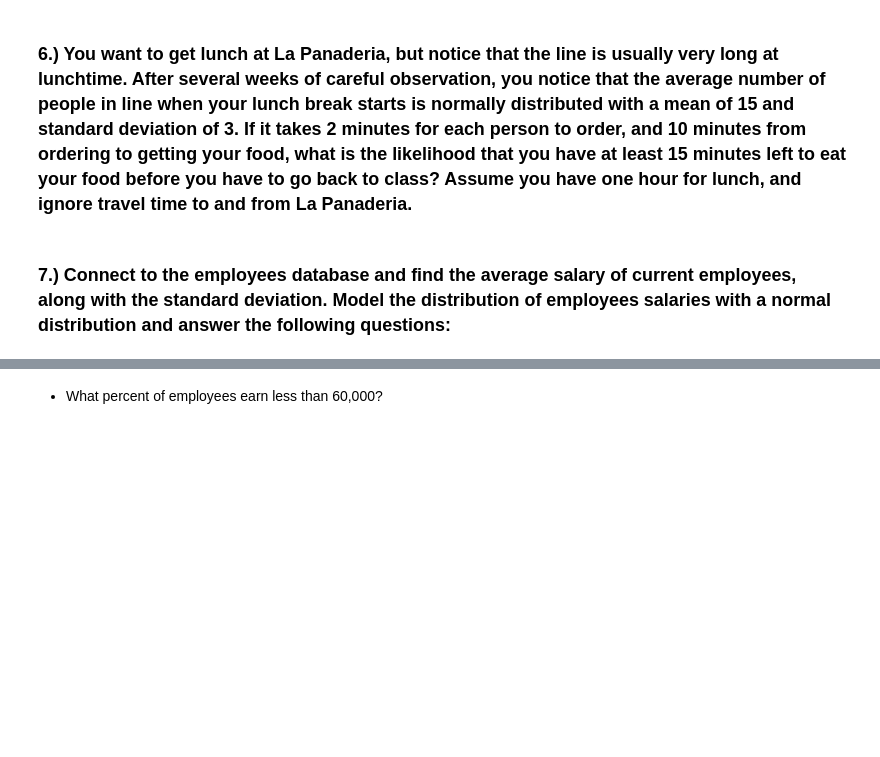
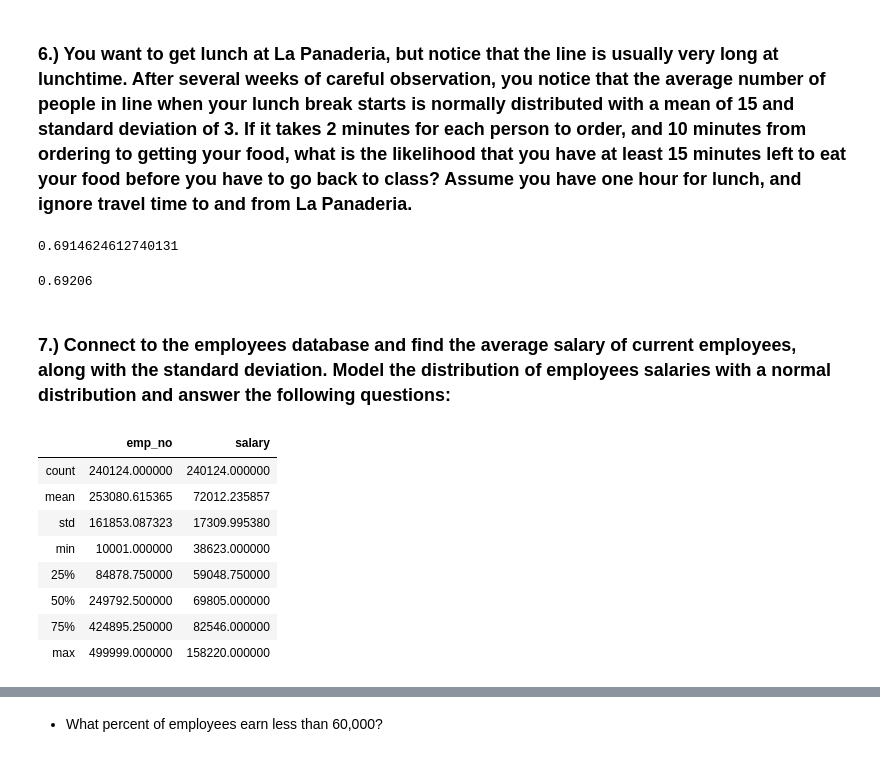
Before and after one commit to jivemachine/statistics-exercises, a Jupyter notebook: probability_distributions.ipynb, the cells around one changed output, grey strips where cells are left out. Cells and saved outputs as stored; diff of their text form; code cells hidden in the pictures; blank space fills up the shorter version.

```diff
--- a/probability_distributions.ipynb
+++ b/probability_distributions.ipynb
@@ -175,4 +213,37 @@ week_no_clean
 # %% [markdown]
 ### 6.) You want to get lunch at La Panaderia, but notice that the line is usually very long at lunchtime. After several weeks of careful observation, you notice that the average number of people in line when your lunch break starts is normally distributed with a mean of 15 and standard deviation of 3. If it takes 2 minutes for each person to order, and 10 minutes from ordering to getting your food, what is the likelihood that you have at least 15 minutes left to eat your food before you have to go back to class? Assume you have one hour for lunch, and ignore travel time to and from La Panaderia.
+# %%
+#theoretical
+mean = 15 * 2
+std = 3 * 2
+wait_time = 60 - (15 + 2 + 10)
+lunch_line = stats.norm(mean, std).cdf(wait_time)
+lunch_line
+# %% [output]
+0.6914624612740131
+# %%
+# simulating
+sim_lunch = np.random.normal(mean, std, size=100_000)
+(sim_lunch <= wait_time).mean()
+# %% [output]
+0.69206
 # %% [markdown]
 ### 7.) Connect to the employees database and find the average salary of current employees, along with the standard deviation. Model the distribution of employees salaries with a normal distribution and answer the following questions:
+# %%
+import env
+
+url = f'mysql+pymysql://{env.user}:{env.password}@{env.host}/employees'
+query = 'SELECT * FROM salaries WHERE to_date > NOW()'
+
+salaries = pd.read_sql(query, url)
+salaries.describe()
+# %% [output]
+|  | emp_no | salary |
+| count | 240124.000000 | 240124.000000 |
+| mean | 253080.615365 | 72012.235857 |
+| std | 161853.087323 | 17309.995380 |
+| min | 10001.000000 | 38623.000000 |
+| 25% | 84878.750000 | 59048.750000 |
+| 50% | 249792.500000 | 69805.000000 |
+| 75% | 424895.250000 | 82546.000000 |
+| max | 499999.000000 | 158220.000000 |
```
Also changed, not shown: parts of 27 cells of this notebook.
